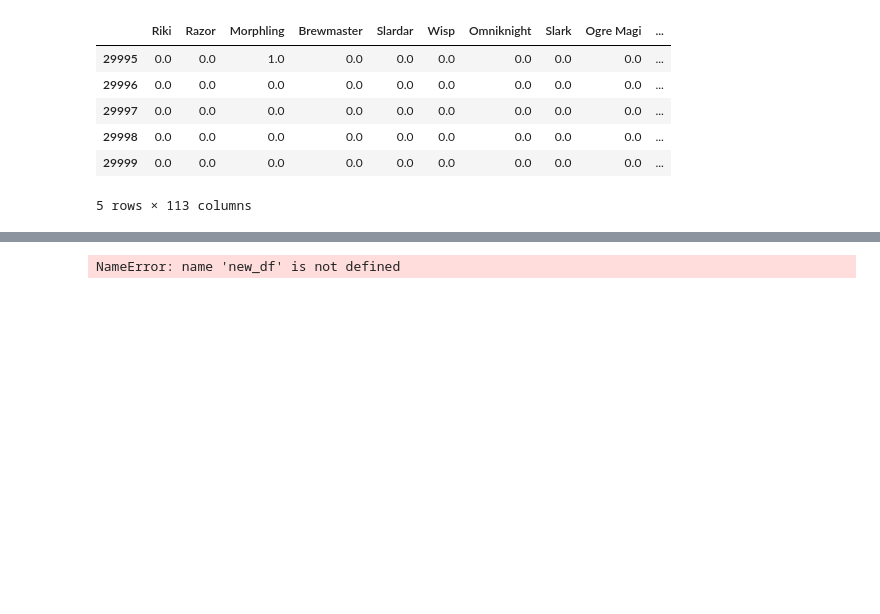
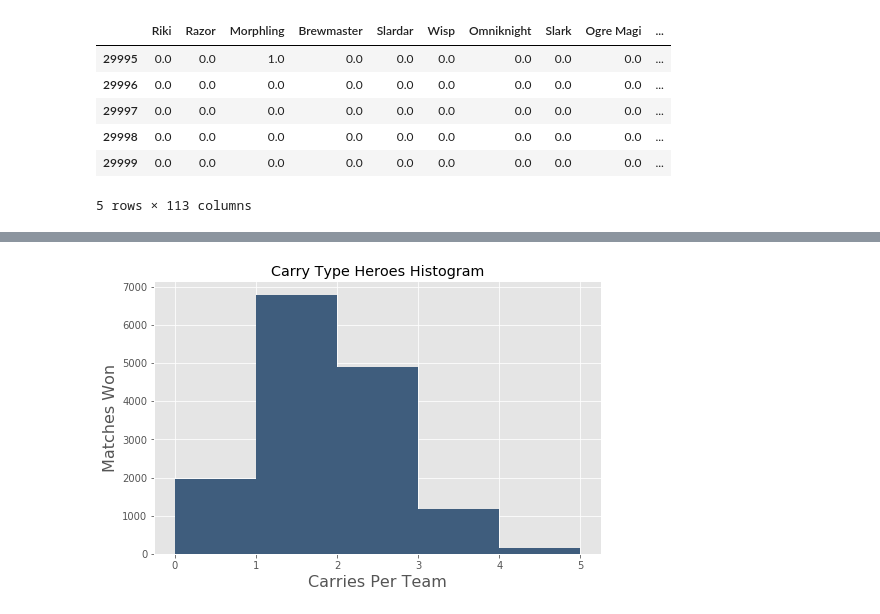
Before and after one commit to Gal-Gilor/In_Zeus_We_Trust, a Jupyter notebook: dota2_EDA.ipynb, the cells around one changed output, grey strips where cells are left out. Saved outputs shown, nothing was run; the diff lists cells and outputs as text; code cells hidden in the pictures; blank space fills up the shorter version.

```diff
--- a/dota2_EDA.ipynb
+++ b/dota2_EDA.ipynb
@@ -355,12 +361,0 @@ plt.show()
-# %%
-# see which hereos won the most
-sum_wins = pd.DataFrame(new_df.sum(), columns=["Won"])
-sum_wins.sort_values(by=['Won'], ascending=False, inplace=True)
-sum_wins.drop('Won', axis=0, inplace=True)
-
-# find the probability of victory
-sum_wins = sum_wins[['Won']].apply(lambda x: x / 15000)
-
-sns.bar(y='Won', data=sum_wins)
-# %% [output]
-NameError: name 'new_df' is not defined
@@ -368,0 +362,24 @@ plt.figsize
+# %%
+def create_hist(df, column, title=None, save=None):
+    plt.figure(figsize=(8, 5))
+
+    # Remove the plot frame lines.
+    ax = plt.subplot(111)
+    ax.spines["top"].set_visible(False)
+    ax.spines["right"].set_visible(False)
+
+    # set labels
+    plt.title(f"{title} Type Heroes Histogram")
+    plt.xlabel(f"{column} Per Team", fontsize=16)
+    plt.ylabel("Matches Won", fontsize=16)
+
+    # Plot the histogram
+    plt.hist(df[column], bins=5)
+    plt.show()
+    if save:
+        plt.savefig(f'{column} Histogram.png')
+    pass
+# %%
+create_hist(winners_df, 'Carries', title='Carry')
+# %% [output]
+[figure, added]
```
Also changed, not shown: parts of 9 cells of this notebook, 1 other file.
